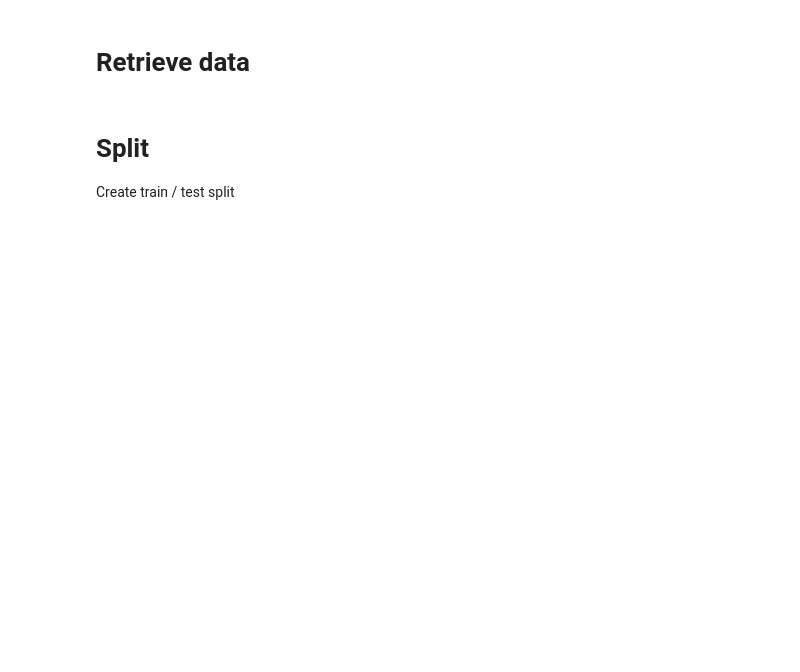
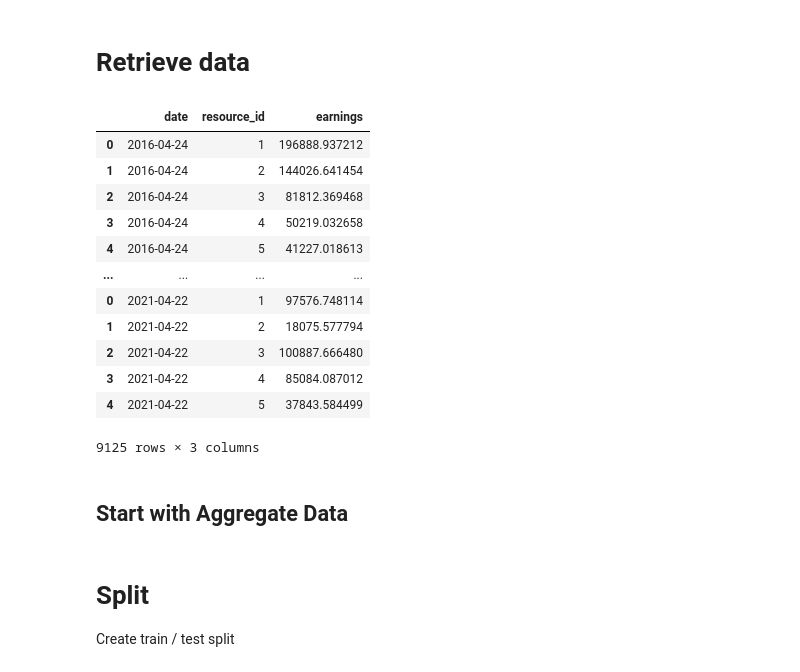
Before and after one commit to sethjuarez/tlaloc, a Jupyter notebook: notebooks/explore.ipynb, the cells around one changed output. Saved outputs shown, nothing was run; the diff lists cells and outputs as text; code cells hidden in the pictures; blank space fills up the shorter version.

Commit message:
converted to earnings, cleaned up notebooks

```diff
--- a/notebooks/explore.ipynb
+++ b/notebooks/explore.ipynb
@@ -34,0 +12,18 @@ msft_all
+# %%
+parquet_file = '../data/earnings.parquet'
+df = pd.read_parquet(parquet_file)
+df
+# %% [output]
+|  | date | resource_id | earnings |
+| 0 | 2016-04-24 | 1 | 196888.937212 |
+| 1 | 2016-04-24 | 2 | 144026.641454 |
+| 2 | 2016-04-24 | 3 | 81812.369468 |
+| 3 | 2016-04-24 | 4 | 50219.032658 |
+| 4 | 2016-04-24 | 5 | 41227.018613 |
+| ... | ... | ... | ... |
+| 0 | 2021-04-22 | 1 | 97576.748114 |
+| 1 | 2021-04-22 | 2 | 18075.577794 |
+| 2 | 2021-04-22 | 3 | 100887.666480 |
+| 3 | 2021-04-22 | 4 | 85084.087012 |
+| 4 | 2021-04-22 | 5 | 37843.584499 |
+9125 rows × 3 columns
@@ -34,0 +34,2 @@ msft_all
+# %% [markdown]
+## Start with Aggregate Data
```
Also changed, not shown: parts of 25 cells of this notebook, 6 other files.
